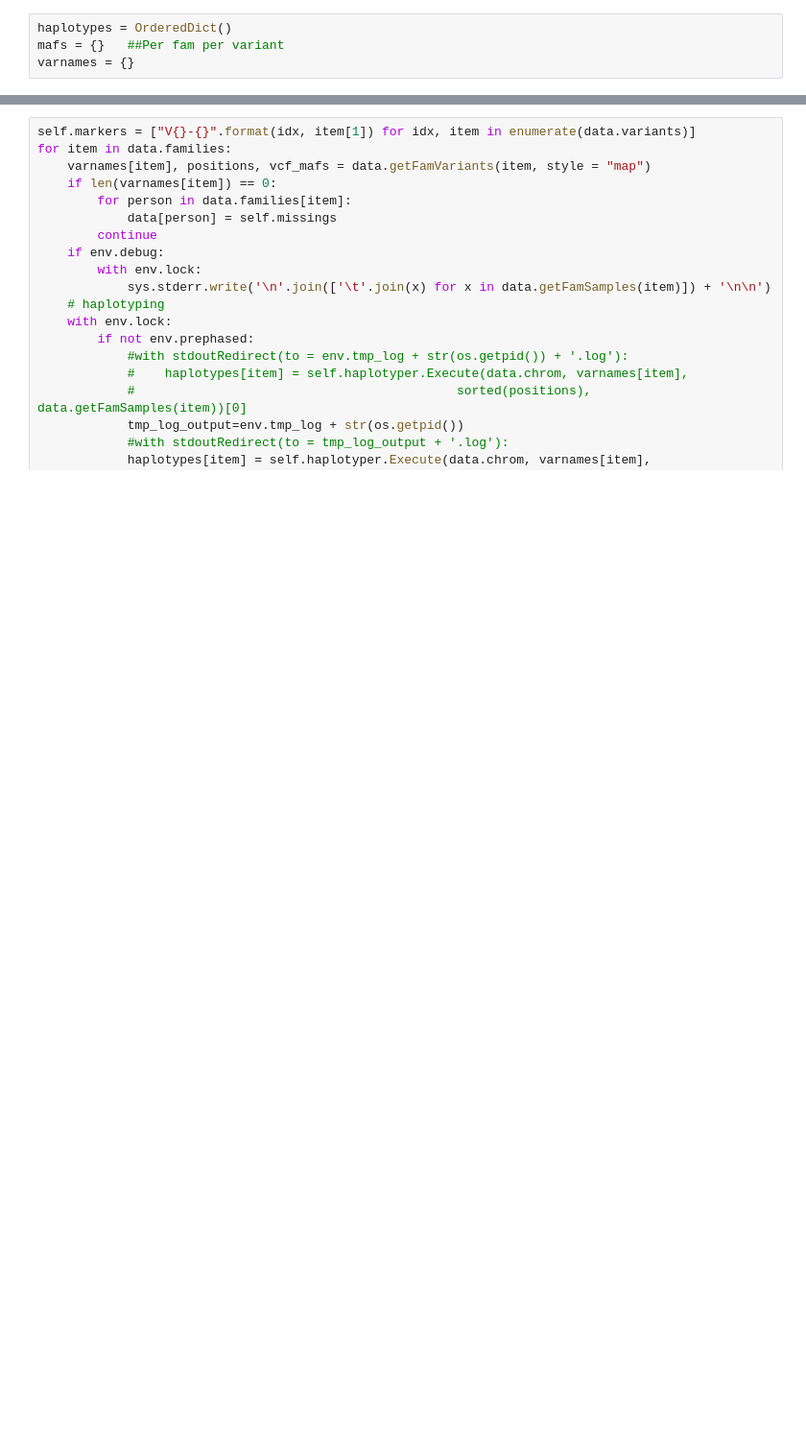
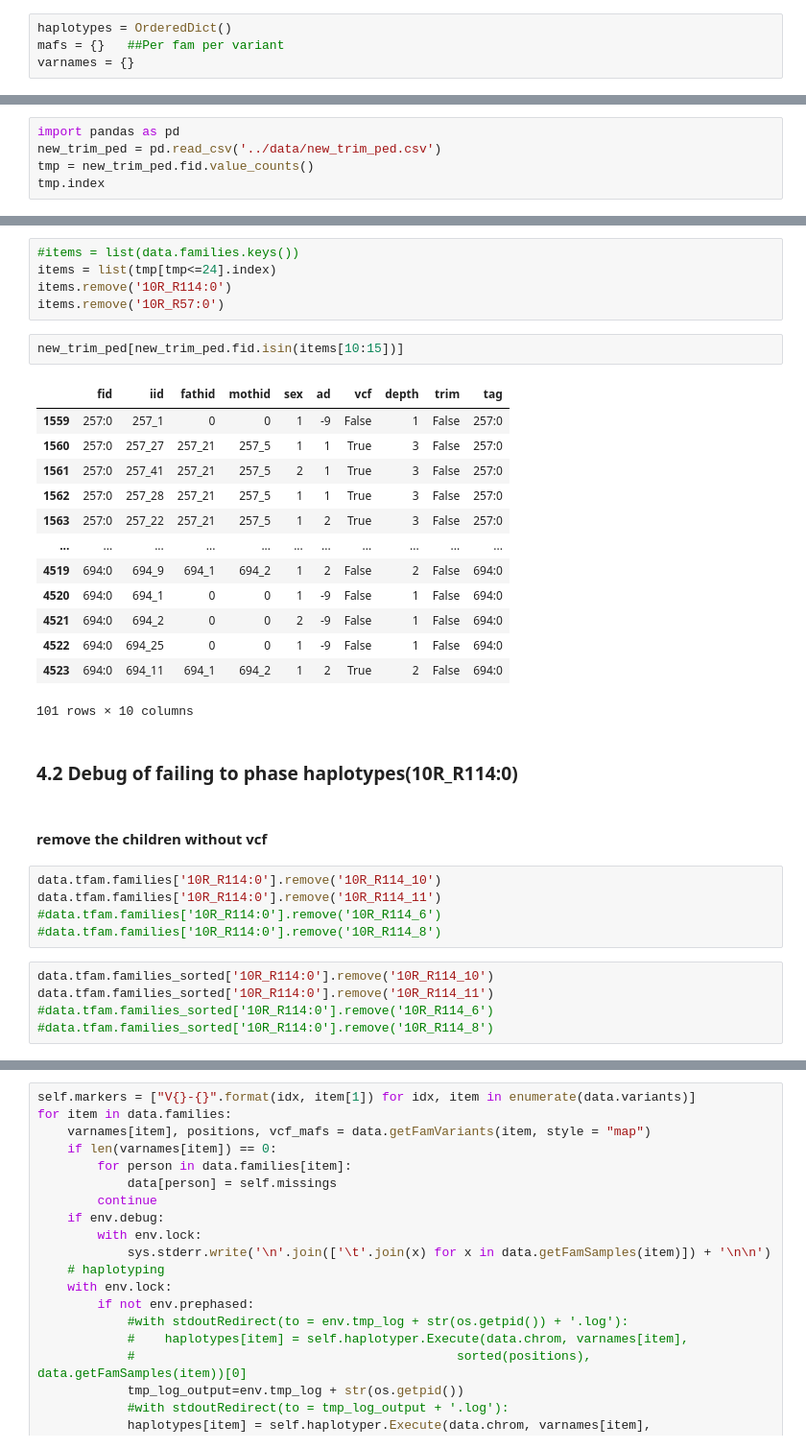
Before and after one commit to gaow/SEQLinkage, a Jupyter notebook: nbs/00_Core.ipynb, the cells around one changed output, grey strips where cells are left out. Shown at 96% size. Drawn from its saved outputs; the diff is of its cells as text; blank space fills up the shorter version.

```diff
--- a/nbs/00_Core.ipynb
+++ b/nbs/00_Core.ipynb
@@ -1867,0 +1964,5 @@ items = list(data.families.keys())
+# %%
+import pandas as pd
+new_trim_ped = pd.read_csv('../data/new_trim_ped.csv')
+tmp = new_trim_ped.fid.value_counts()
+tmp.index
@@ -1867,0 +1984,35 @@ items = list(data.families.keys())
+# %%
+#items = list(data.families.keys())
+items = list(tmp[tmp<=24].index)
+items.remove('10R_R114:0')
+items.remove('10R_R57:0')
+# %%
+new_trim_ped[new_trim_ped.fid.isin(items[10:15])]
+# %% [output]
+|  | fid | iid | fathid | mothid | sex | ad | vcf | depth | trim | tag |
+| 1559 | 257:0 | 257_1 | 0 | 0 | 1 | -9 | False | 1 | False | 257:0 |
+| 1560 | 257:0 | 257_27 | 257_21 | 257_5 | 1 | 1 | True | 3 | False | 257:0 |
+| 1561 | 257:0 | 257_41 | 257_21 | 257_5 | 2 | 1 | True | 3 | False | 257:0 |
+| 1562 | 257:0 | 257_28 | 257_21 | 257_5 | 1 | 1 | True | 3 | False | 257:0 |
+| 1563 | 257:0 | 257_22 | 257_21 | 257_5 | 1 | 2 | True | 3 | False | 257:0 |
+| ... | ... | ... | ... | ... | ... | ... | ... | ... | ... | ... |
+| 4519 | 694:0 | 694_9 | 694_1 | 694_2 | 1 | 2 | False | 2 | False | 694:0 |
+| 4520 | 694:0 | 694_1 | 0 | 0 | 1 | -9 | False | 1 | False | 694:0 |
+| 4521 | 694:0 | 694_2 | 0 | 0 | 2 | -9 | False | 1 | False | 694:0 |
+| 4522 | 694:0 | 694_25 | 0 | 0 | 1 | -9 | False | 1 | False | 694:0 |
+| 4523 | 694:0 | 694_11 | 694_1 | 694_2 | 1 | 2 | True | 2 | False | 694:0 |
+101 rows × 10 columns
+# %% [markdown]
+### 4.2 Debug of failing to phase haplotypes(10R_R114:0)
+# %% [markdown]
+#### remove the children without vcf
+# %%
+data.tfam.families['10R_R114:0'].remove('10R_R114_10')
+data.tfam.families['10R_R114:0'].remove('10R_R114_11')
+#data.tfam.families['10R_R114:0'].remove('10R_R114_6')
+#data.tfam.families['10R_R114:0'].remove('10R_R114_8')
+# %%
+data.tfam.families_sorted['10R_R114:0'].remove('10R_R114_10')
+data.tfam.families_sorted['10R_R114:0'].remove('10R_R114_11')
+#data.tfam.families_sorted['10R_R114:0'].remove('10R_R114_6')
+#data.tfam.families_sorted['10R_R114:0'].remove('10R_R114_8')
```
Also changed, not shown: parts of 49 cells of this notebook, 1 other file.
